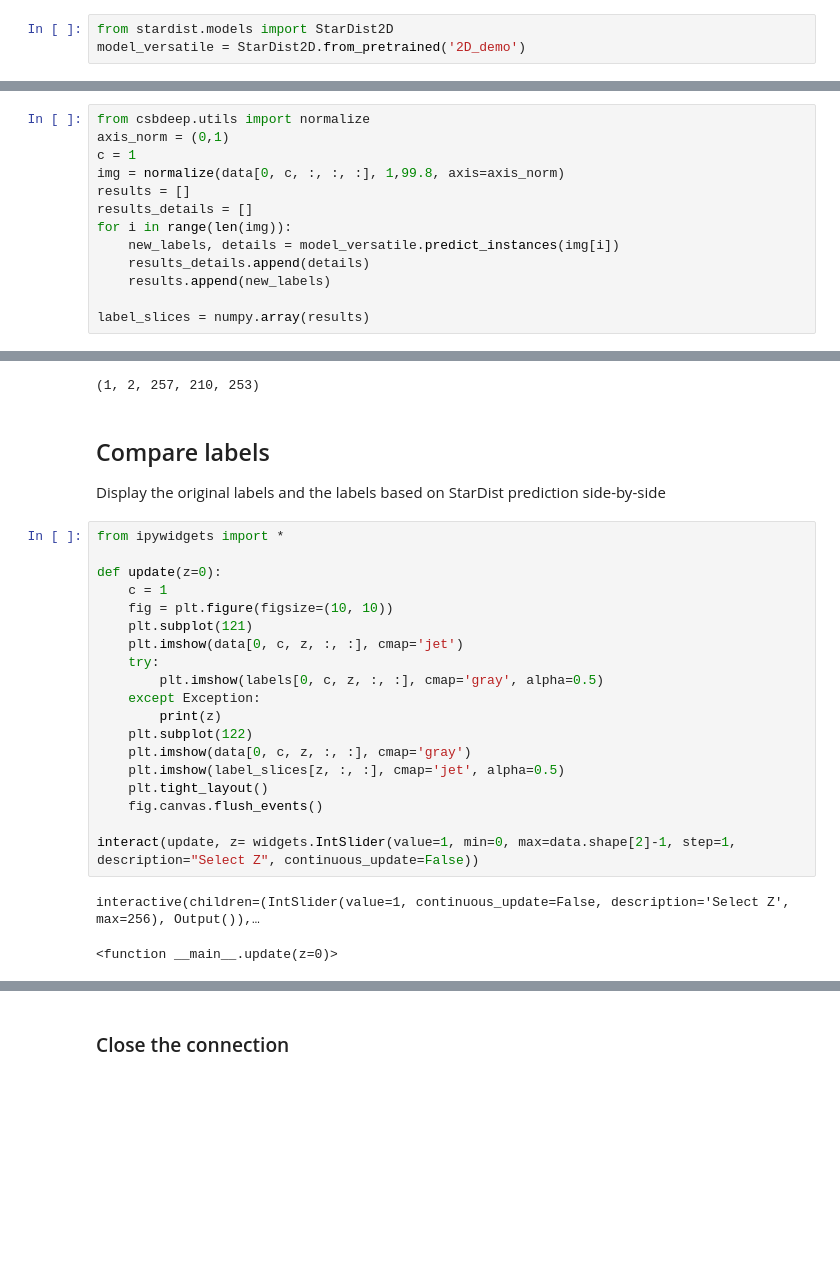
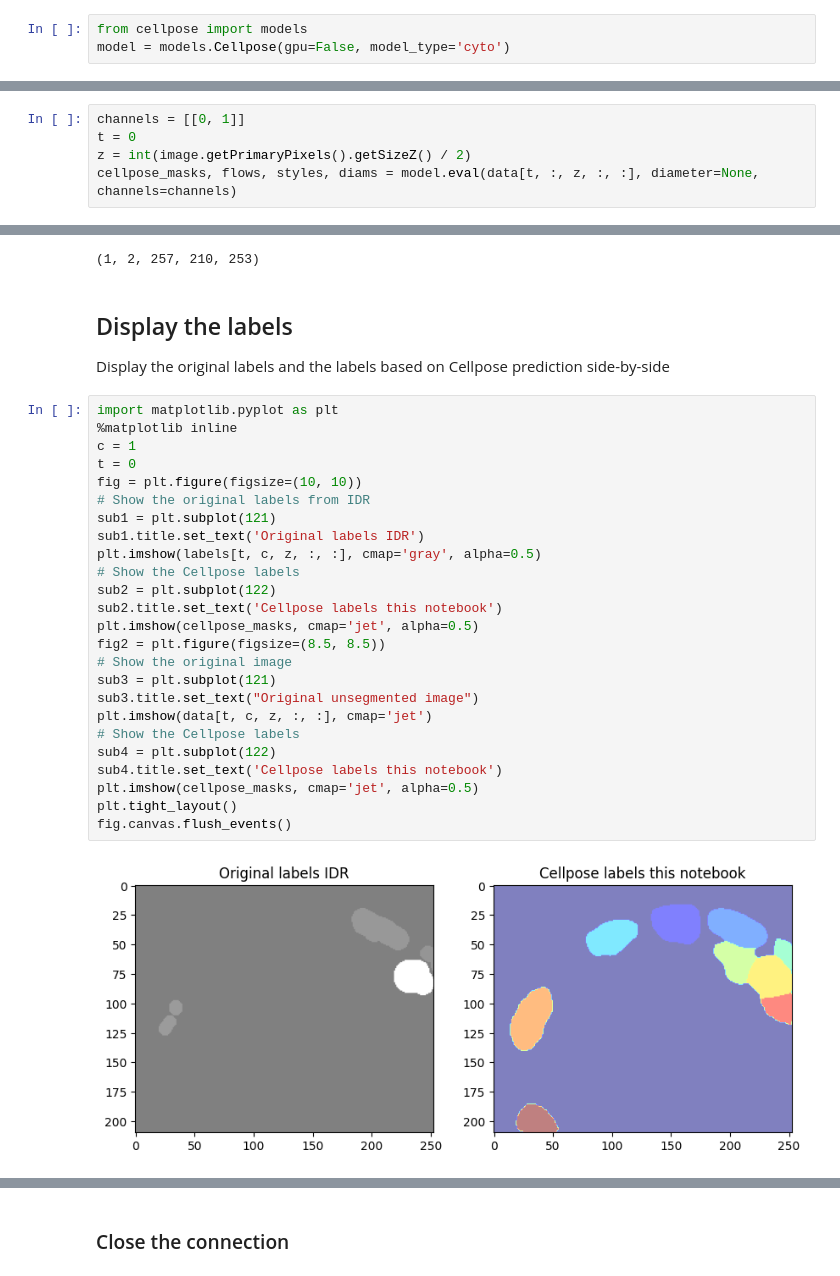
Before and after one commit to ome/omero-guide-python, a Jupyter notebook: notebooks/idr0062_prediction.ipynb, the cells around one changed output, grey strips where cells are left out. Drawn from its saved outputs; the diff is of its cells as text; blank space fills up the shorter version.

Commit message:
replace stardist by cellpose

```diff
--- a/notebooks/idr0062_prediction.ipynb
+++ b/notebooks/idr0062_prediction.ipynb
@@ -99,3 +88,3 @@ Downloading image B4_C3.tif
 # %%
-from stardist.models import StarDist2D
-model_versatile = StarDist2D.from_pretrained('2D_demo')
+from cellpose import models
+model = models.Cellpose(gpu=False, model_type='cyto')
@@ -120,15 +93,7 @@ Normalize the input image
 # %%
-from csbdeep.utils import normalize
-axis_norm = (0,1)
-c = 1
-img = normalize(data[0, c, :, :, :], 1,99.8, axis=axis_norm)
-results = []
-results_details = []
-for i in range(len(img)):
-    new_labels, details = model_versatile.predict_instances(img[i])
-    results_details.append(details)
-    results.append(new_labels)
-
-label_slices = numpy.array(results)
+channels = [[0, 1]]
+t = 0
+z = int(image.getPrimaryPixels().getSizeZ() / 2)
+cellpose_masks, flows, styles, diams = model.eval(data[t, :, z, :, :], diameter=None, channels=channels)
 # %% [markdown]
 ## Load the original labels
@@ -152,27 +118,32 @@ print(labels.shape)
 # %% [output]
 (1, 2, 257, 210, 253)
 # %% [markdown]
-## Compare labels
-Display the original labels and the labels based on StarDist prediction side-by-side
+## Display the labels
+Display the original labels and the labels based on Cellpose prediction side-by-side
 # %%
-from ipywidgets import *
-
-def update(z=0):
-    c = 1
-    fig = plt.figure(figsize=(10, 10))
-    plt.subplot(121)
-    plt.imshow(data[0, c, z, :, :], cmap='jet')
-    try:
-        plt.imshow(labels[0, c, z, :, :], cmap='gray', alpha=0.5)
-    except Exception:
-        print(z)
-    plt.subplot(122)
-    plt.imshow(data[0, c, z, :, :], cmap='gray')
-    plt.imshow(label_slices[z, :, :], cmap='jet', alpha=0.5)
-    plt.tight_layout()
-    fig.canvas.flush_events()
-
-interact(update, z= widgets.IntSlider(value=1, min=0, max=data.shape[2]-1, step=1, description="Select Z", continuous_update=False))
+import matplotlib.pyplot as plt
+%matplotlib inline
+c = 1
+t = 0
+fig = plt.figure(figsize=(10, 10))
+# Show the original labels from IDR
+sub1 = plt.subplot(121)
+sub1.title.set_text('Original labels IDR')
+plt.imshow(labels[t, c, z, :, :], cmap='gray', alpha=0.5)
+# Show the Cellpose labels
+sub2 = plt.subplot(122)
+sub2.title.set_text('Cellpose labels this notebook')
+plt.imshow(cellpose_masks, cmap='jet', alpha=0.5)
+fig2 = plt.figure(figsize=(8.5, 8.5))
+# Show the original image
+sub3 = plt.subplot(121)
+sub3.title.set_text("Original unsegmented image")
+plt.imshow(data[t, c, z, :, :], cmap='jet')
+# Show the Cellpose labels
+sub4 = plt.subplot(122)
+sub4.title.set_text('Cellpose labels this notebook')
+plt.imshow(cellpose_masks, cmap='jet', alpha=0.5)
+plt.tight_layout()
+fig.canvas.flush_events()
 # %% [output]
-interactive(children=(IntSlider(value=1, continuous_update=False, description='Select Z', max=256), Output()),…
-<function __main__.update(z=0)>
+[figure, added]
```
Also changed, not shown: parts of 18 cells of this notebook, 3 other files.
